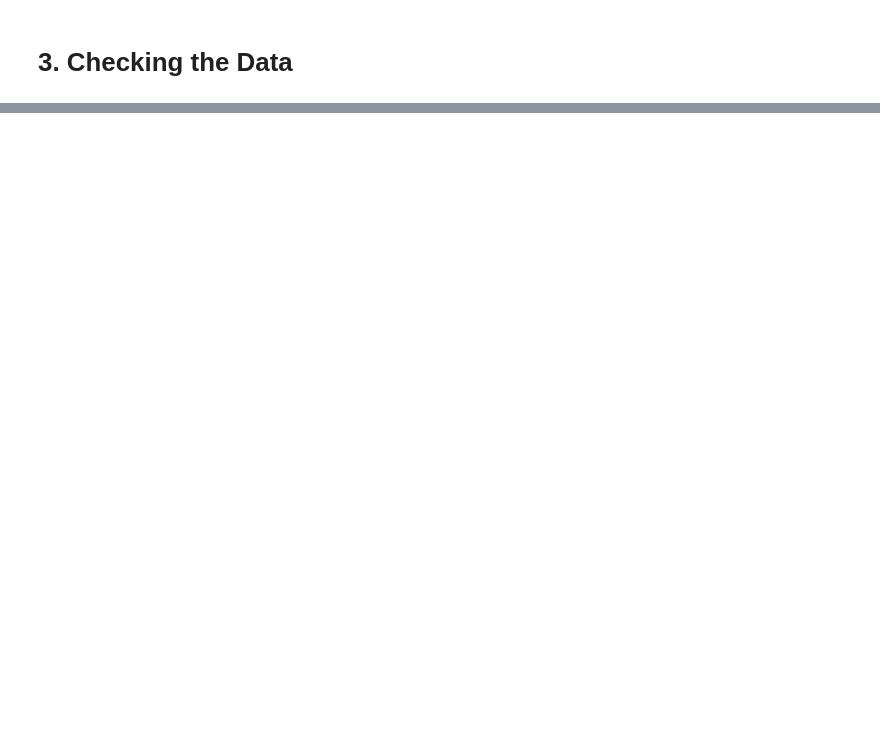
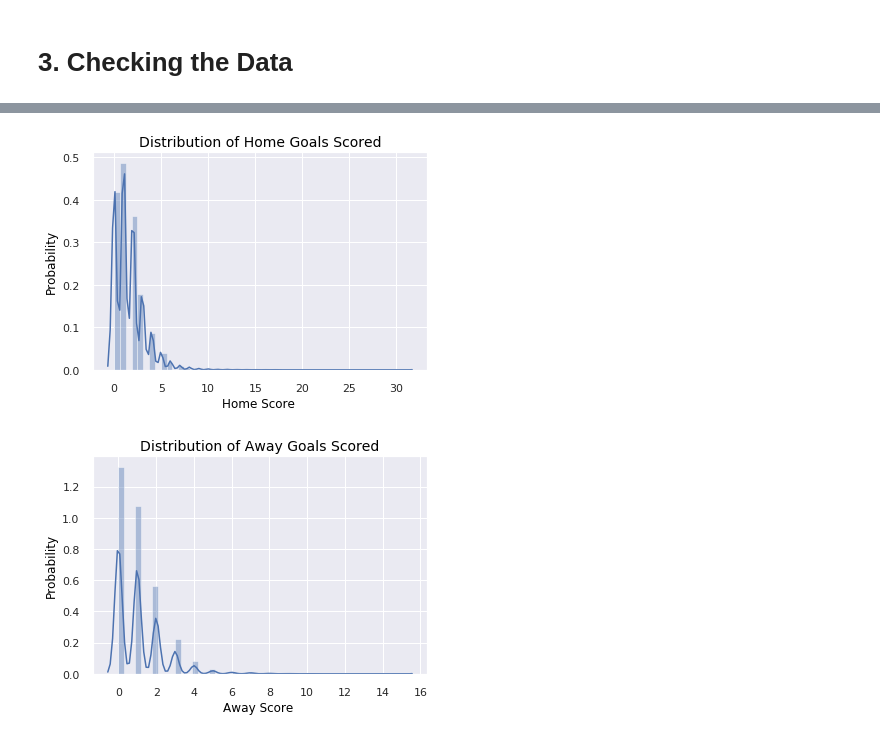
Before and after one commit to lydiandiba/DS-Core-IP-week-6, a Jupyter notebook: Data_Science_Core_IP_week_6.ipynb, the cells around one changed output, grey strips where cells are left out. Cells and saved outputs as stored; diff of their text form; code cells hidden in the pictures; blank space fills up the shorter version.

```diff
--- a/Data_Science_Core_IP_week_6.ipynb
+++ b/Data_Science_Core_IP_week_6.ipynb
@@ -163,0 +252,3 @@ no
+# %%
+away_ranks = df_away[['away_team','rank','year','month']]
+away_ranks.head()
@@ -173,0 +315,18 @@ results_subset.info()
+# %%
+#creating a function for the win ,loss and draw
+
+def result(x):
+  if x >0:
+    return 'win'
+  elif x<0:
+    return 'loss'
+  else:
+    return 'draw'
+
+fifa_df['outcome']=fifa_df.result.apply(lambda x: result(x))
+# %%
+# Dropping the unnecessary columns
+#
+
+mycols =  ['date_x','date_y','city', 'country','country_abrv','total_points','previous_points','rank_change','cur_year_avg','cur_year_avg_weighted','last_year_avg','last_year_avg_weighted','two_year_ago_avg','two_year_ago_weighted','three_year_ago_avg','three_year_ago_weighted','confederation']
+fifa_df.drop(mycols, axis = 1, inplace = True)
@@ -173,0 +356,27 @@ results_subset.info()
+# %%
+# Graphical univariate analysis
+#Using the seaborn library to plot a histogram
+#
+%matplotlib inline
+# plt.subplots(figsize =  (15,8))
+sns.distplot(fifa_df.home_score,hist = True, norm_hist = True, bins = None)
+
+
+plt.xlabel('Home Score ', color = 'black', fontsize =12)
+plt.ylabel('Probability', color ='black', fontsize = 12)
+plt.title('Distribution of Home Goals Scored', color = 'black', fontsize = 14)
+plt.show()
+print('\n')
+
+
+#plt.subplots(figsize =  (15,8))
+sns.distplot(fifa_df.away_score,hist = True,  bins = None)
+
+
+plt.xlabel('Away Score ', color = 'black', fontsize =12)
+plt.ylabel('Probability', color ='black', fontsize = 12)
+plt.title('Distribution of Away Goals Scored', color = 'black', fontsize = 14)
+plt.show()
+# %% [output]
+[figure, added]
+[figure, added]
```
Also changed, not shown: parts of 85 cells of this notebook.
